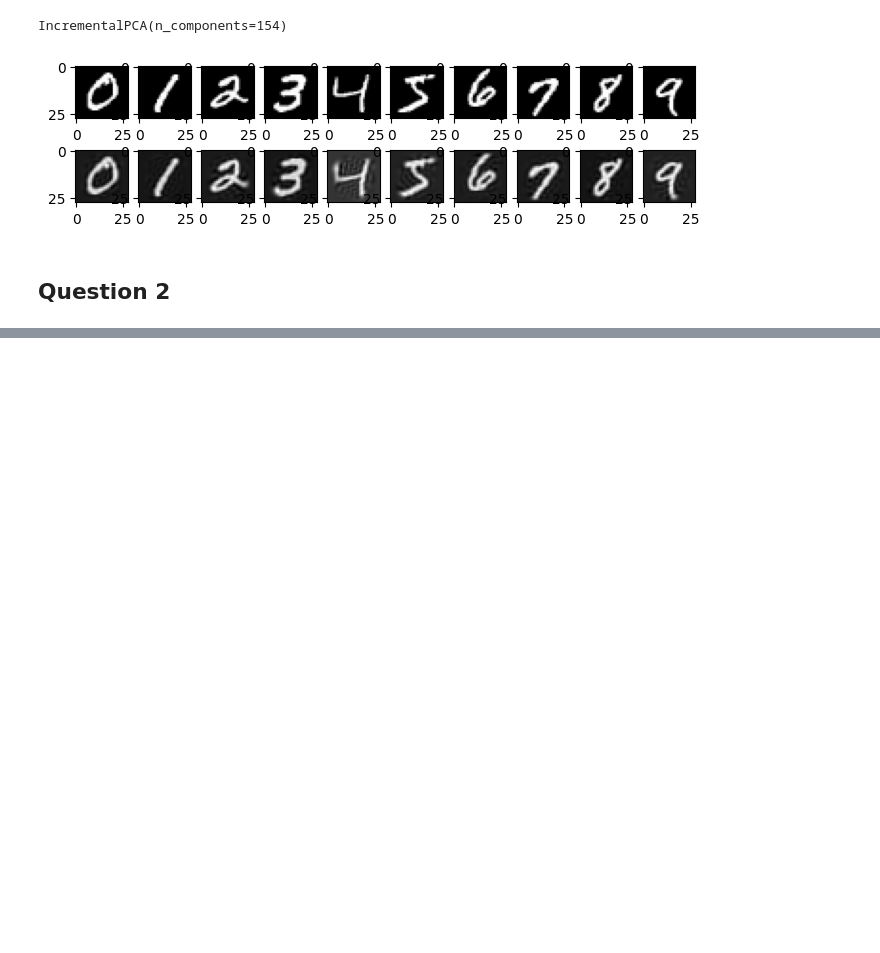
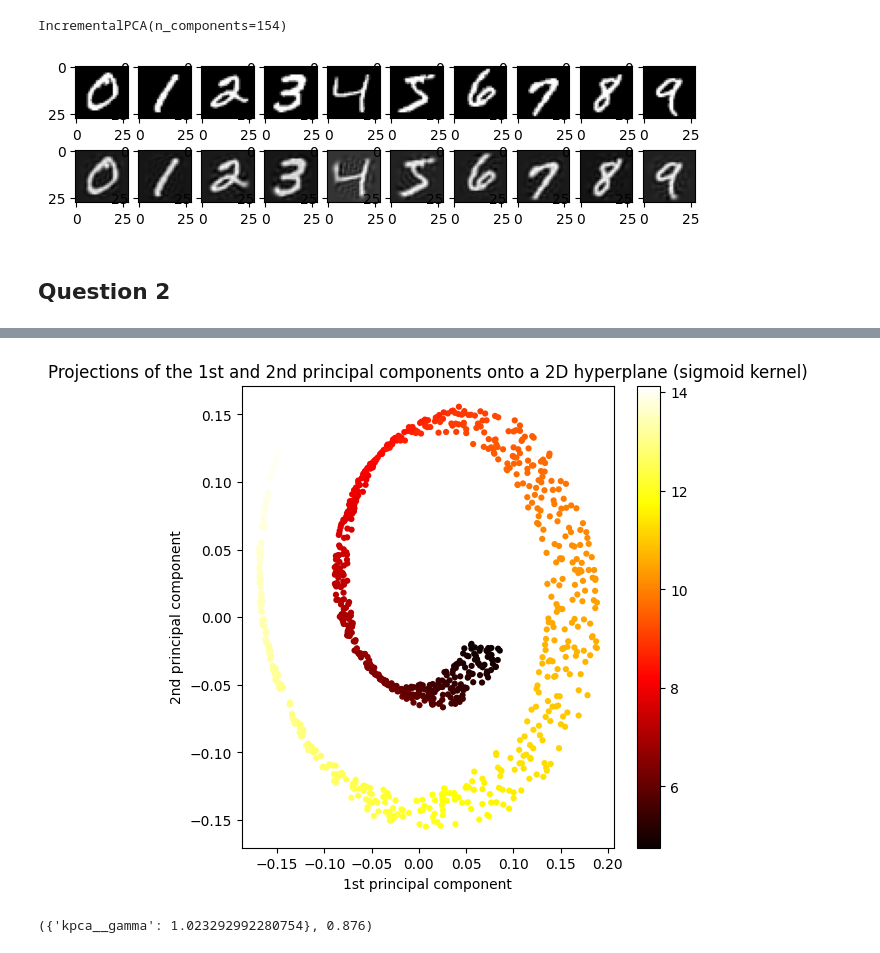
Before and after one commit to demoronator/COMP257, a Jupyter notebook: Assignment1.ipynb, the cells around one changed output, grey strips where cells are left out. Cells and saved outputs as stored; diff of their text form; code cells hidden in the pictures; blank space fills up the shorter version.

```diff
--- a/Assignment1.ipynb
+++ b/Assignment1.ipynb
@@ -91,0 +145,11 @@ for i in range(0, 10):
+# %%
+plt.figure(figsize=(6, 6))
+plt.scatter(pca_sig.transform(X)[:, 0], pca_sig.transform(X)[:, 1],
+            c=y, edgecolor='none', s=20, cmap='hot')
+plt.xlabel('1st principal component')
+plt.ylabel('2nd principal component')
+plt.title('Projections of the 1st and 2nd principal components onto a 2D hyperplane (sigmoid kernel)')
+plt.colorbar()
+plt.show()
+# %% [output]
+[figure, added]
@@ -91,0 +177,11 @@ for i in range(0, 10):
+# %%
+# Apply GridSearchCV to find the best parameters for the moon-like dataset
+grid_search_moon = GridSearchCV(pipeline, param_grid, cv=10, scoring='accuracy')
+grid_search_moon.fit(X_moon, y_moon)
+
+# Print out the best parameters found by GridSearchCV for the moon-like dataset
+best_params_moon = grid_search_moon.best_params_
+best_score_moon = grid_search_moon.best_score_
+best_params_moon, best_score_moon
+# %% [output]
+({'kpca__gamma': 1.023292992280754}, 0.876)
```
Also changed, not shown: parts of 8 cells of this notebook.
